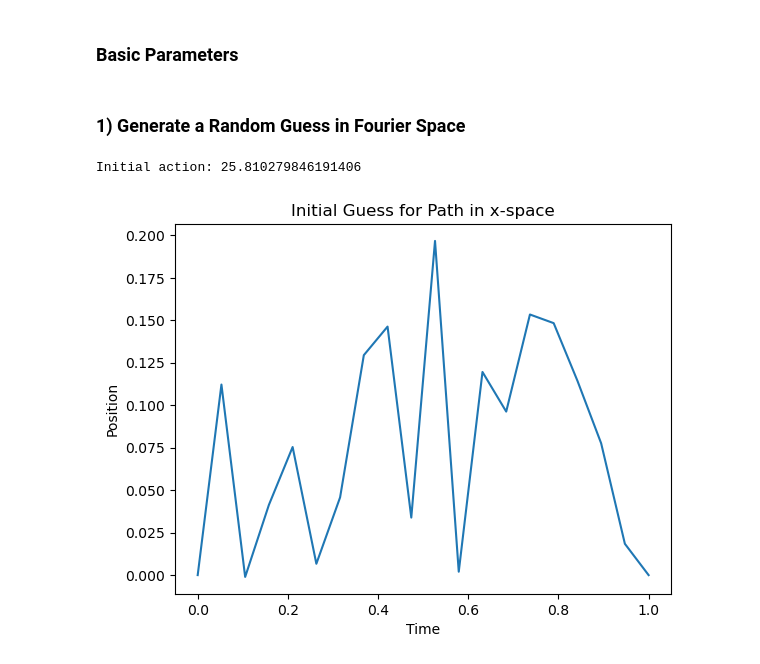
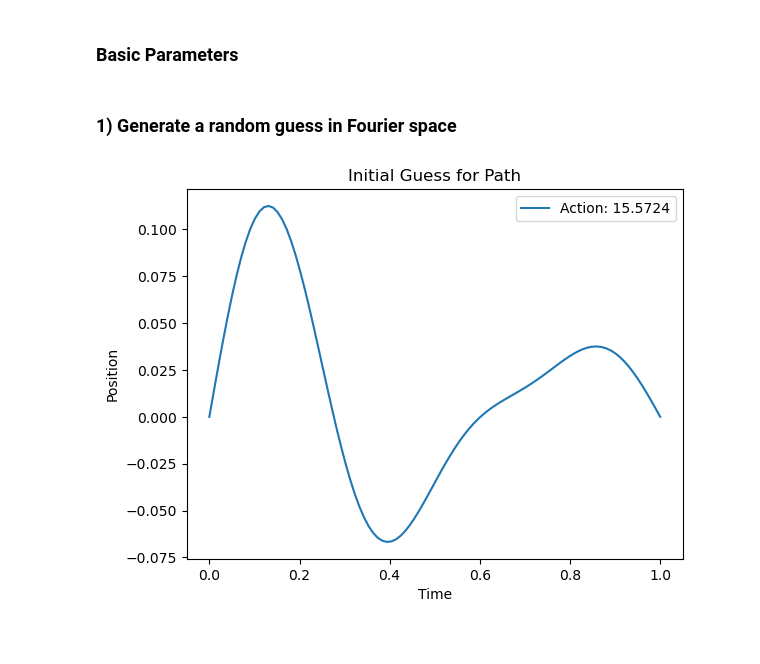
Before and after one commit to aiman1661/gd-action, a Jupyter notebook: action_notebook.ipynb, the cells around one changed output. Saved outputs shown, nothing was run; the diff lists cells and outputs as text; code cells hidden in the pictures.

```diff
--- a/action_notebook.ipynb
+++ b/action_notebook.ipynb
@@ -20,25 +14,40 @@ time_array = jnp.linspace(t_a, t_b, N) # timesteps
+# %%
+# ------ physical parameters ------
+
+t_a, t_b = [0, 1] # time interval
+N = 100 # number of time steps
+time_array = jnp.linspace(t_a, t_b, N) # timesteps
+m = 1. # mass
+omega = jnp.pi # frequency
+
+# --------- Optimiser Parameters -------------
+
+start_learning_rate = 1e-3      # initial learning rate for Adam optimiser
+opt_N = 2500                    # maximum number of optimiser steps before abandoning guess
+ad_tol = 1e-3                   # convergence criterion for AD loss function
+print_cycle = 10                # how often to print output of AD optimiser
 # %% [markdown]
-### 1) Generate a Random Guess in Fourier Space
+### 1) Generate a random guess in Fourier space
 # %%
 seed = 0
 key = random.PRNGKey(seed)
-x_guess = 0.1 * jnp.sin(jnp.pi * time_array) + random.uniform(key, shape=(N,), minval=-0.1, maxval=0.1)
+key, subkey = random.split(key)
 
-# boundary conditions
-x_guess = x_guess.at[0].set(0.0)
-x_guess = x_guess.at[-1].set(0.0)
+k = 5 # number of Fourier modes
+#coeffs_guess = jnp.array([0.1, 0., 0., 0., 0.]) + random.uniform(subkey, shape=(k,)) * 0.1 # initialising coefficients
+coeffs_guess = random.uniform(subkey, shape=(k,)) * 0.1 # initialising coefficients
+x_guess = fourier_basis_expansion(coeffs_guess, time_array) # constructing path from Fourier coefficients
 
 # defining system
-potential = lambda x: funcs.harmonic_potential(x, m=m, omega=omega)
-action_fn = lambda x: funcs.action(x, time_array, potential=potential)
+potential_fn = partial(harmonic_potential, m=m, omega=omega)
+action_fn = lambda x: compute_action(x, time_array, m, potential_fn)
+action_value = action_fn(x_guess)
 
-print(f"Initial action: {action_fn(x_guess)}")
-
-plt.plot(time_array, x_guess)
-plt.title('Initial Guess for Path in x-space')
+plt.plot(time_array, x_guess, label=f'Action: {action_value:.4f}')
+plt.title('Initial Guess for Path')
+plt.legend(loc='best')
 plt.xlabel('Time')
 plt.ylabel('Position')
 plt.show()
 # %% [output]
-Initial action: 25.810279846191406
-[figure, old version]
+[figure, new version]
```
Also changed, not shown: parts of 11 cells of this notebook, 6 other files.
